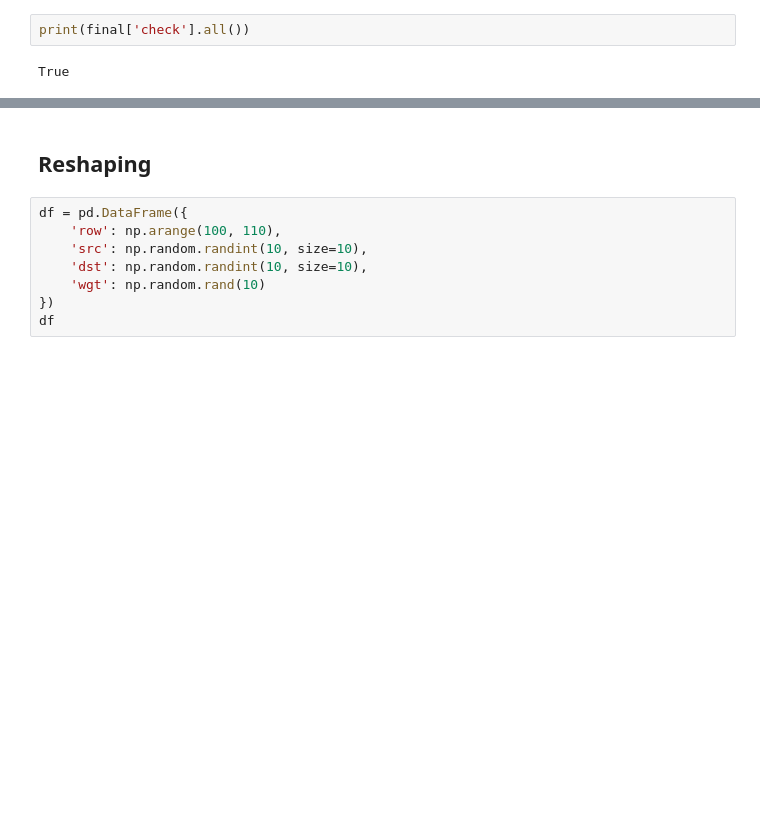
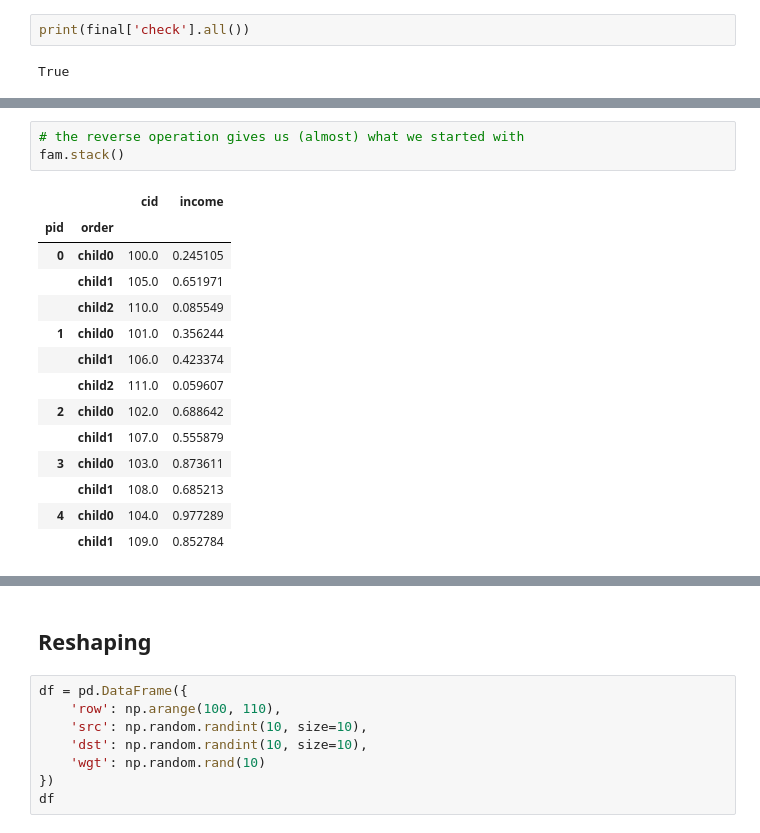
Before and after one commit to iamlemec/data_science, a Jupyter notebook: Session_2.ipynb, the cells around one changed output, grey strips where cells are left out. Drawn from its saved outputs; the diff is of its cells as text; blank space fills up the shorter version.

```diff
--- a/Session_2.ipynb
+++ b/Session_2.ipynb
@@ -445,0 +502,18 @@ True
+# %%
+# the reverse operation gives us (almost) what we started with
+fam.stack()
+# %% [output]
+|  |  | cid | income |
+| pid | order |  |  |
+| 0 | child0 | 100.0 | 0.245105 |
+|  | child1 | 105.0 | 0.651971 |
+|  | child2 | 110.0 | 0.085549 |
+| 1 | child0 | 101.0 | 0.356244 |
+|  | child1 | 106.0 | 0.423374 |
+|  | child2 | 111.0 | 0.059607 |
+| 2 | child0 | 102.0 | 0.688642 |
+|  | child1 | 107.0 | 0.555879 |
+| 3 | child0 | 103.0 | 0.873611 |
+|  | child1 | 108.0 | 0.685213 |
+| 4 | child0 | 104.0 | 0.977289 |
+|  | child1 | 109.0 | 0.852784 |
```
Also changed, not shown: parts of 42 cells of this notebook, 2 other files.
